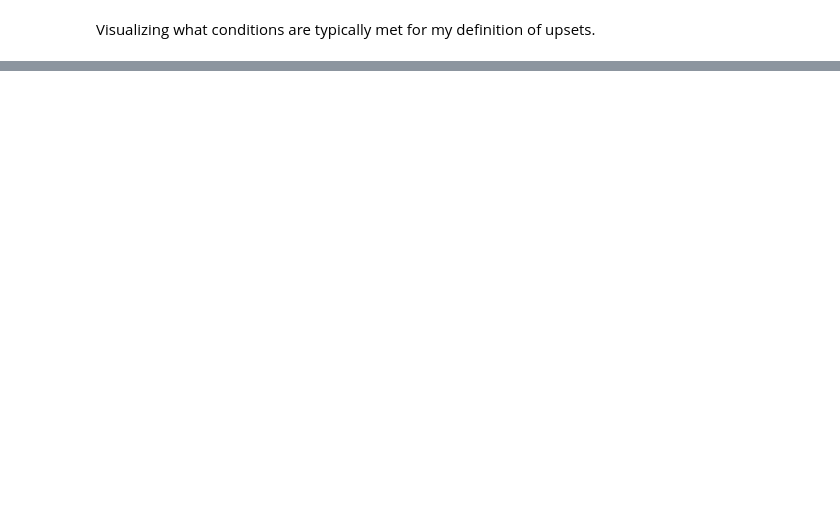
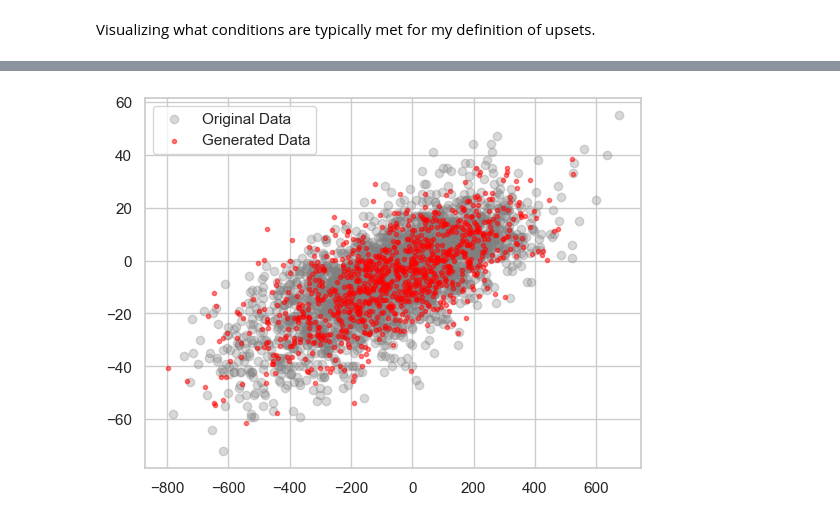
Before and after one commit to AnthonyGallante/KingfisherCourt, a Jupyter notebook: test.ipynb, the cells around one changed output, grey strips where cells are left out. Cells and saved outputs as stored; diff of their text form; code cells hidden in the pictures; blank space fills up the shorter version.

Commit message:
starting to update teams data. Test.ipynb showcases multivariate normal distribution of elo and score deltas

```diff
--- a/test.ipynb
+++ b/test.ipynb
@@ -149,0 +153,4 @@ plt.show()
+# %%
+from pathlib import Path
+test_df = pd.read_csv(Path.cwd() / 'data' / 'w_l_elo.csv')
+plt.scatter(test_df['elo_delta'], test_df['score_delta'])
@@ -149,0 +160,23 @@ plt.show()
+# %%
+# AI GENERATED!! https://share.google/aimode/v7tAb892uaMbcixWZ
+
+import pandas as pd
+import matplotlib.pyplot as plt
+from sklearn.mixture import GaussianMixture
+
+X = test_df[['elo_delta', 'score_delta']].to_numpy()
+
+gmm = GaussianMixture(n_components=2)
+gmm.fit(X)
+
+X_gen, _ = gmm.sample(n_samples=1000)
+means = gmm.means_
+covs = gmm.covariances_
+
+# Visualize
+plt.scatter(X[:, 0], X[:, 1], alpha=0.3, label='Original Data', c='gray')
+plt.scatter(X_gen[:, 0], X_gen[:, 1], alpha=0.5, label='Generated Data', c='red', marker='.')
+plt.legend()
+plt.show()
+# %% [output]
+[figure, added]
```
Also changed, not shown: parts of 14 cells of this notebook, 10 other files.
